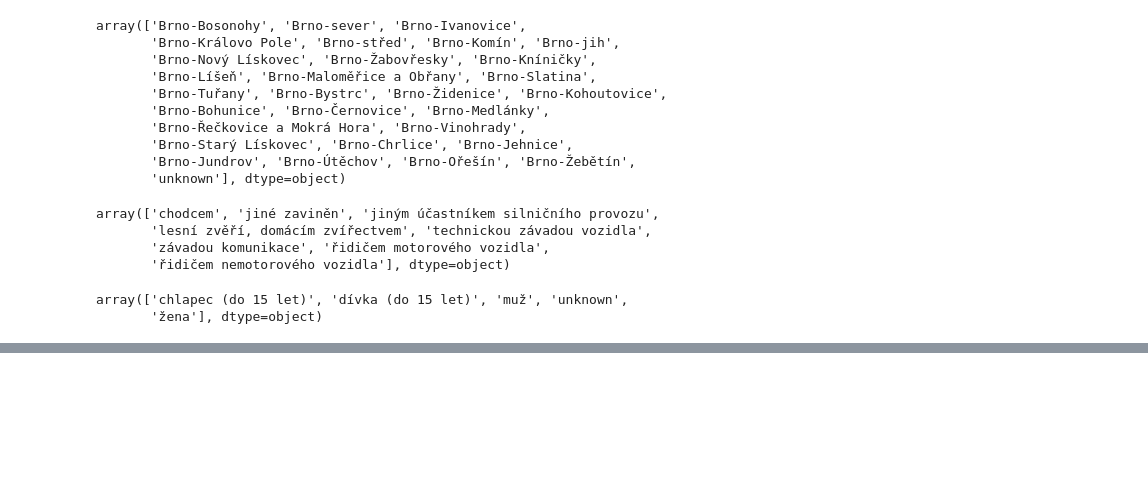
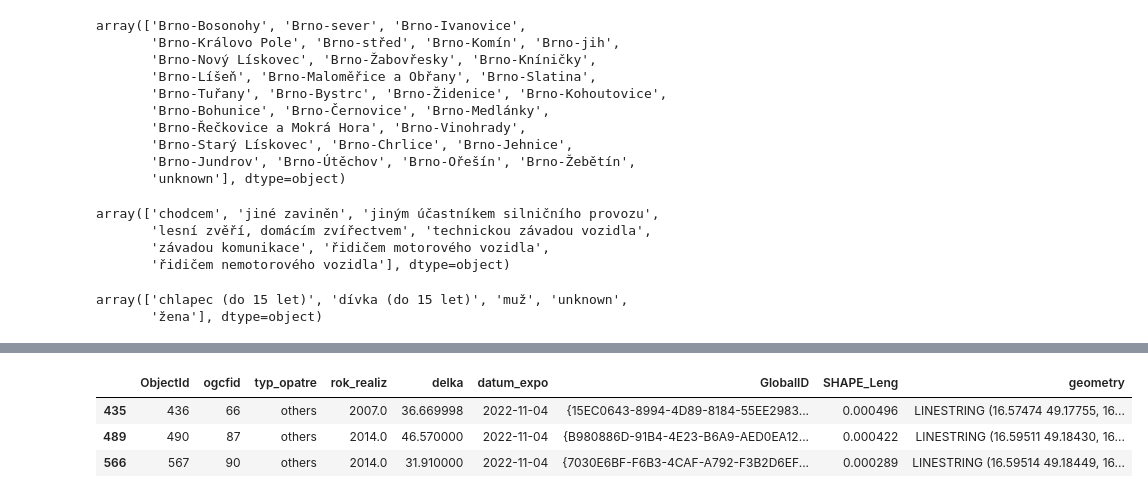
Before and after one commit to cathelyn/cathelyn.github.io, a Jupyter notebook: data_processing.ipynb, the cells around one changed output, grey strips where cells are left out. Cells and saved outputs as stored; diff of their text form; code cells hidden in the pictures; blank space fills up the shorter version.

```diff
--- a/data_processing.ipynb
+++ b/data_processing.ipynb
@@ -771,3 +776,7 @@ sources["street_lights"][columns].to_json(path_prefix  + "street_lights.json", o
 # %%
 columns = ["Y", "X", "stop_name"]
 sources["pub_trans_stops"][columns].to_json(path_prefix + "pub_trans_stops.json", orient="records")
+# %%
+# shapefiles processing
+cycling_infrastructure = gpd.read_file('sources/cykloopatreni_realizovana_opendata_0.zip')
+cycling_infrastructure['typ_opatre'].unique()
@@ -773,0 +797,32 @@ sources["pub_trans_stops"][columns].to_json(path_prefix + "pub_trans_stops.json"
+# %%
+cycling_infrastructure_translation_table = {
+        'Jízda cyklistů v protisměru (piktogram)': 'Cyclists riding in the opposite direction',
+        'Piktogramový koridor pro cyklisty - V20': 'Marked corridor for cyclists',
+        'Vyhrazený jízdní pruh pro cyklisty - V14': 'Dedicated bicycle lane',
+        'Vjezd cyklistům povolen': 'Entry allowed for cyclists',
+        'Jízda cyklistů v protisměru - E12': 'Cyclists riding in the opposite direction',
+        'Zákaz vjezdu všech motorových vozidel - B11': 'No entry for all motor vehicles',
+        'Stezka pro chodce a cyklisty (nedělená) - C9': 'Path for pedestrians and cyclists (unseparated)',
+        'Úsek byl zrušen': 'The section was canceled',
+        'Stezka pro chodce s povoleným vjezdem cyklistů': 'Pedestrian path with cyclists allowed',
+        'Přejezd pro cyklisty': 'Bicycle crossing',
+        'Jízda cyklistů v protisměru (jízdní pruh)': 'Bike path in the opposite direction (lane)',
+        'Stezka pro chodce a cyklisty (dělená) - C10': 'Path for pedestrians and cyclists (separated)',
+        'Ochranný jízdní pruh pro cyklisty': 'Protective lane for cyclists',
+        'Stezka pro cyklisty - C8': 'Bike path',
+        'Vjezd cyklistům zakázán': 'Prohibited entry for cyclists',
+        'Vyhrazený pruh pro taxi, cyklo, bus': 'Reserved lane for taxi, bicycle, bus',
+        'Ostatní': 'others'
+}
+# %%
+cycling_infra_dfs = {}
+cycling_infrastructure.replace(cycling_infrastructure_translation_table, inplace=True)
+for value in cycling_infrastructure_translation_table.values():
+    cycling_infra_dfs[value] = cycling_infrastructure.loc[cycling_infrastructure['typ_opatre'] == value]
+
+cycling_infra_dfs['others'].head()
+# %% [output]
+|  | ObjectId | ogcfid | typ_opatre | rok_realiz | delka | datum_expo | GlobalID | SHAPE_Leng | geometry |
+| 435 | 436 | 66 | others | 2007.0 | 36.669998 | 2022-11-04 | {15EC0643-8994-4D89-8184-55EE2983... | 0.000496 | LINESTRING (16.57474 49.17755, 16... |
+| 489 | 490 | 87 | others | 2014.0 | 46.570000 | 2022-11-04 | {B980886D-91B4-4E23-B6A9-AED0EA12... | 0.000422 | LINESTRING (16.59511 49.18430, 16... |
+| 566 | 567 | 90 | others | 2014.0 | 31.910000 | 2022-11-04 | {7030E6BF-F6B3-4CAF-A792-F3B2D6EF... | 0.000289 | LINESTRING (16.59514 49.18449, 16... |
```
Also changed, not shown: parts of 8 cells of this notebook, 10 other files.
